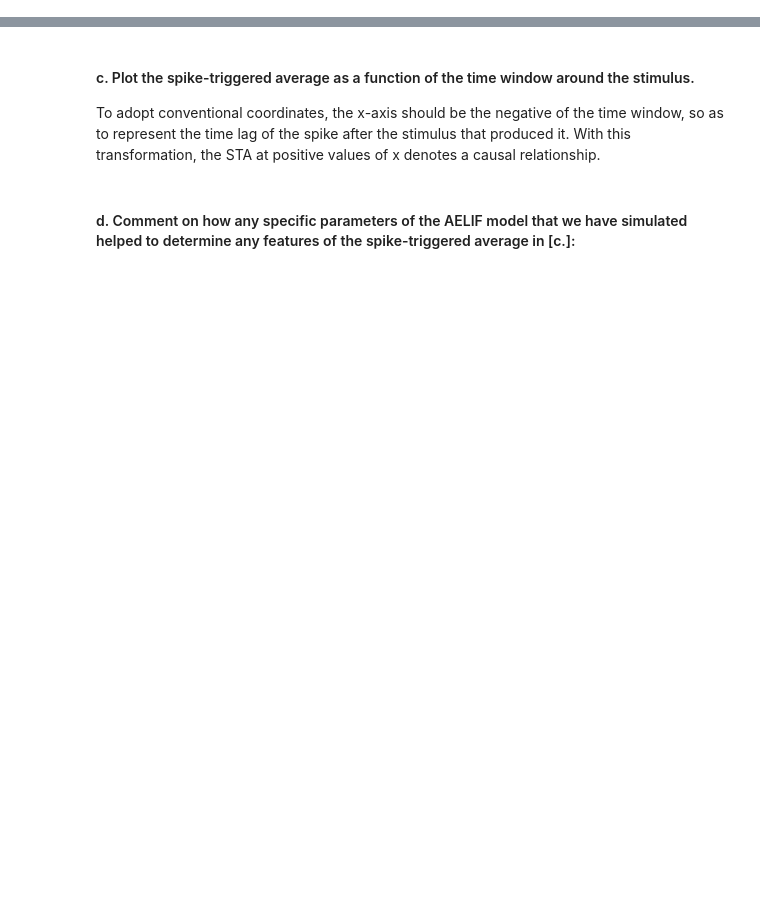
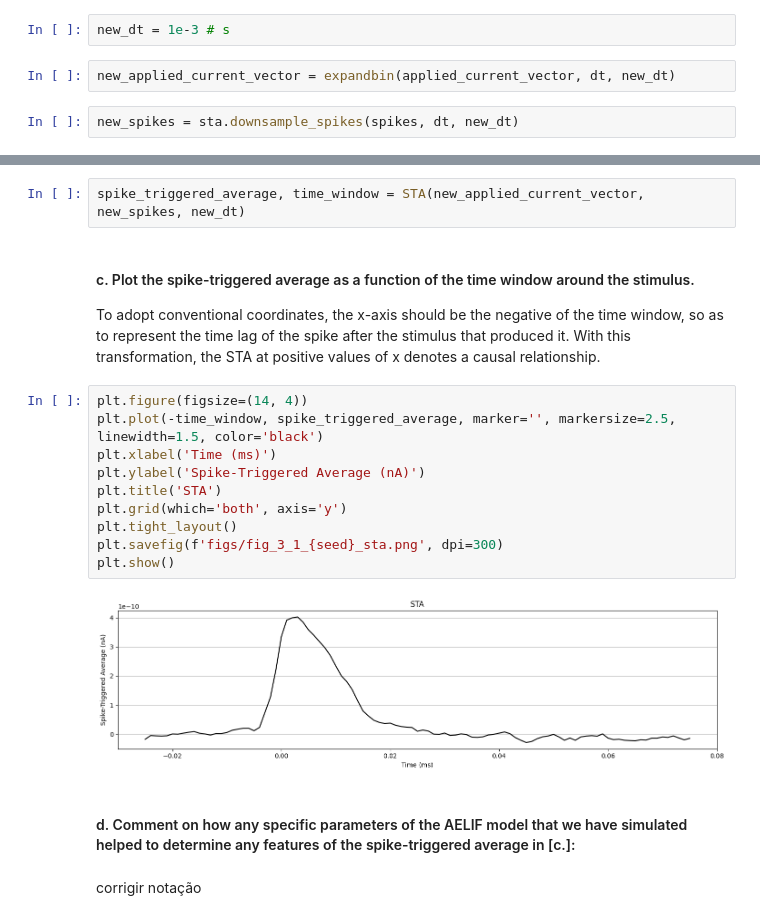
Before and after one commit to d-domeniconi/individual_spike_trains, a Jupyter notebook: tut_3_1.ipynb, the cells around one changed output, grey strips where cells are left out. Cells and saved outputs as stored; diff of their text form; blank space fills up the shorter version.

```diff
--- a/tut_3_1.ipynb
+++ b/tut_3_1.ipynb
@@ -89,6 +163,12 @@ return downsampled versions of this vector. Repeat by sending the
 simulated vector of spike times to the function, expandbin. Since
 spikes are defined as binary, 0 or 1, you should then change all the
 reduced spike values in the returned vector back to 1.
+# %%
+new_dt = 1e-3 # s
+# %%
+new_applied_current_vector = expandbin(applied_current_vector, dt, new_dt)
+# %%
+new_spikes = sta.downsample_spikes(spikes, dt, new_dt)
 # %% [markdown]
 ### 3. We will produce and plot the spike-triggered average derived from the two downsampled vectors (the stimulus and the spike times). We will create and use another function, *STA*, to achieve this.
 # %% [markdown]
@@ -148,5 +308,7 @@ divide sta by the total number of spikes.
 # %% [markdown]
 #### b. Now send the downsampled applied current vector and spike train to the function STA, which will return the spike-triggered average and the time window.
+# %%
+spike_triggered_average, time_window = STA(new_applied_current_vector, new_spikes, new_dt)
 # %% [markdown]
 #### c. Plot the spike-triggered average as a function of the time window around the stimulus.
 To adopt conventional coordinates, the x-axis
@@ -154,5 +316,19 @@ should be the negative of the time window, so as to represent the
 time lag of the spike after the stimulus that produced it. With this
 transformation, the STA at positive values of x denotes a causal
 relationship.
+# %%
+plt.figure(figsize=(14, 4))
+plt.plot(-time_window, spike_triggered_average, marker='', markersize=2.5, linewidth=1.5, color='black')
+plt.xlabel('Time (ms)')
+plt.ylabel('Spike-Triggered Average (nA)')
+plt.title('STA')
+plt.grid(which='both', axis='y')
+plt.tight_layout()
+plt.savefig(f'figs/fig_3_1_{seed}_sta.png', dpi=300)
+plt.show()
+# %% [output]
+[figure, added]
 # %% [markdown]
 #### d. Comment on how any specific parameters of the AELIF model that we have simulated helped to determine any features of the spike-triggered average in [c.]:
+# %% [markdown]
+corrigir notação
```
Also changed, not shown: parts of 11 cells of this notebook, 13 other files.
